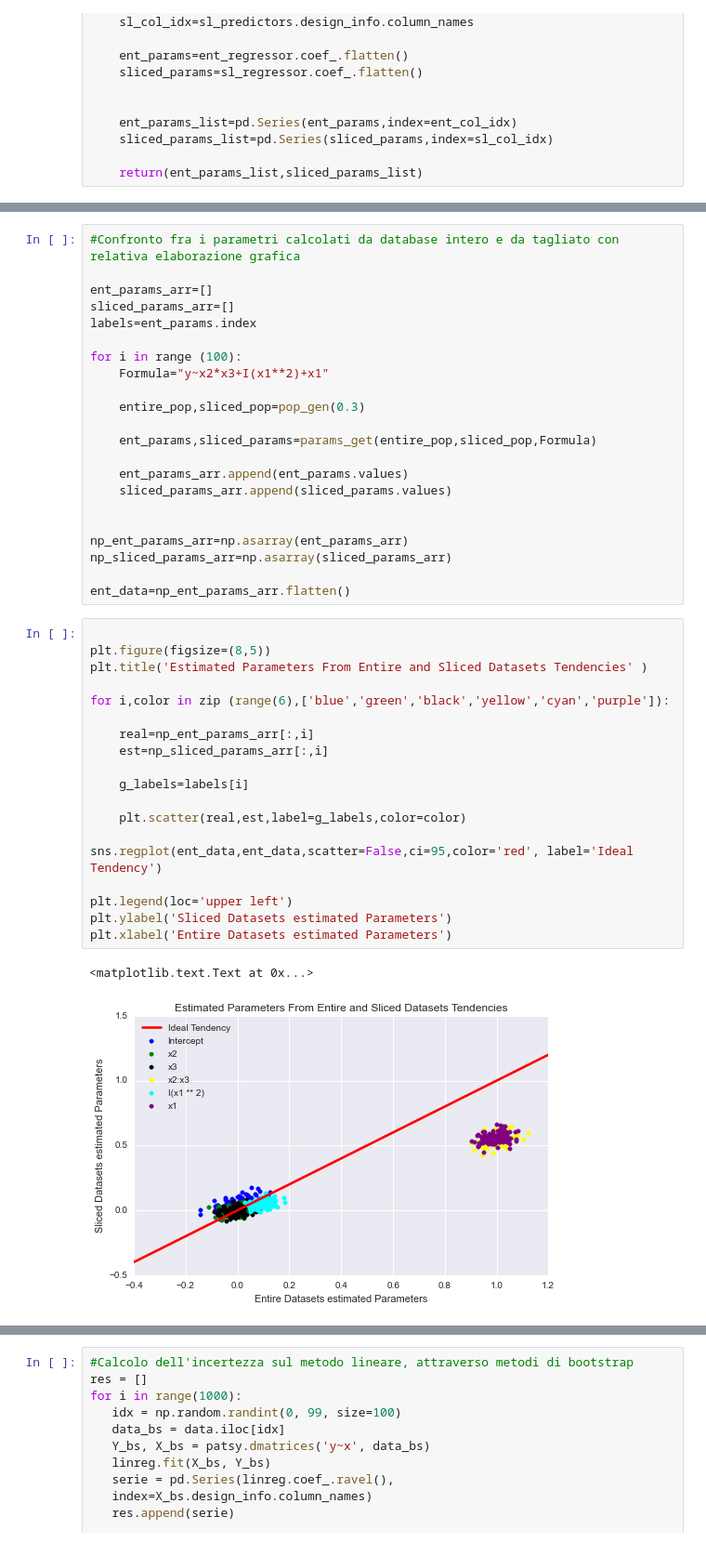
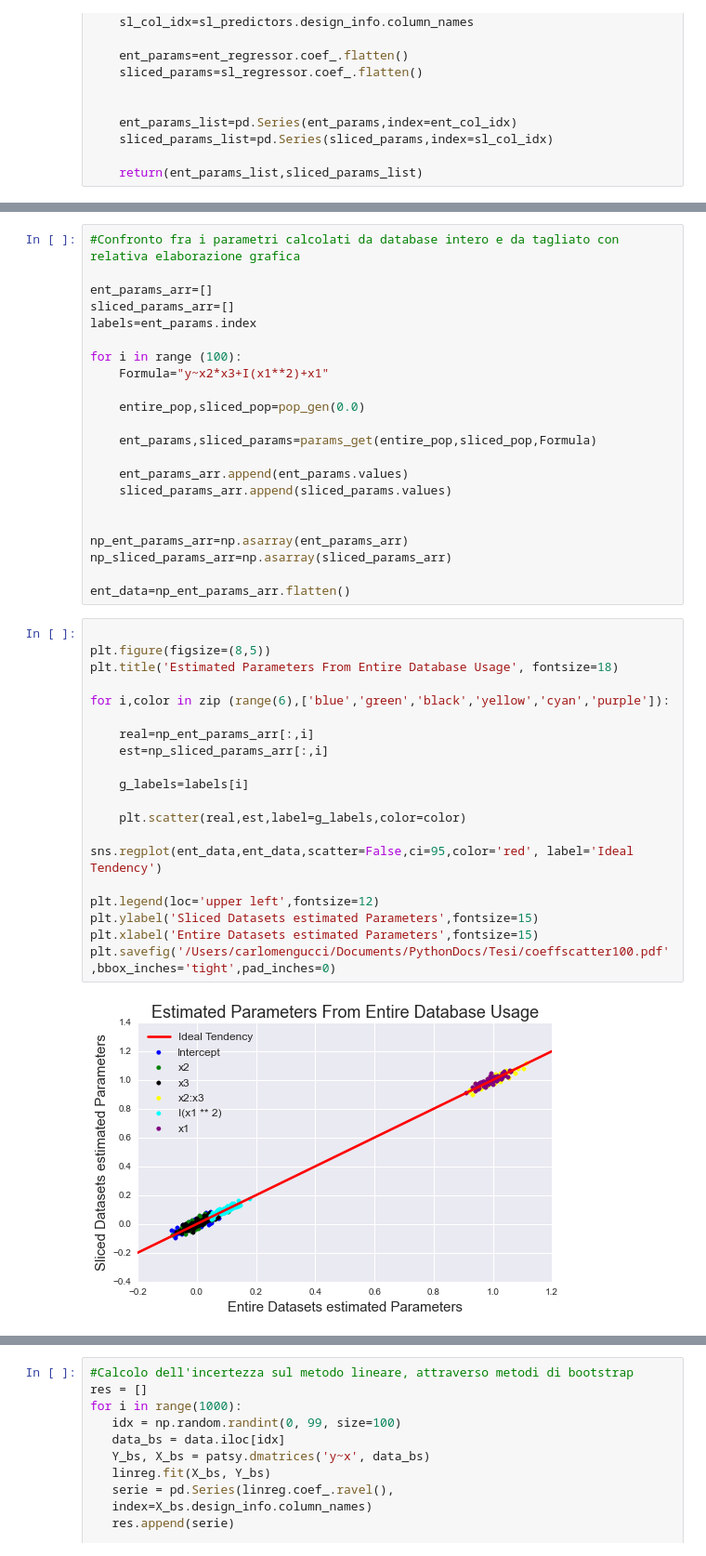
Before and after one commit to CarloMengucci/Tesi-Triennale, a Jupyter notebook: Codice/Eval_sections.ipynb, the cells around one changed output, grey strips where cells are left out. Shown: that part at 93% size. Drawn from its saved outputs; the diff is of its cells as text.

Commit message:
aggiunta scatter plot e modifica commento sezione 2.2.4 + aggiornamento codice

```diff
--- a/Codice/Eval_sections.ipynb
+++ b/Codice/Eval_sections.ipynb
@@ -128,7 +137,7 @@ labels=ent_params.index
 for i in range (100):
     Formula="y~x2*x3+I(x1**2)+x1"
 
-    entire_pop,sliced_pop=pop_gen(0.3)
+    entire_pop,sliced_pop=pop_gen(0.0)
 
     ent_params,sliced_params=params_get(entire_pop,sliced_pop,Formula)
 
@@ -143,22 +152,22 @@ ent_data=np_ent_params_arr.flatten()
 # %%
 
 plt.figure(figsize=(8,5))
-plt.title('Estimated Parameters From Entire and Sliced Datasets Tendencies' )
+plt.title('Estimated Parameters From Entire Database Usage', fontsize=18)
 
 for i,color in zip (range(6),['blue','green','black','yellow','cyan','purple']):
 
     real=np_ent_params_arr[:,i]
     est=np_sliced_params_arr[:,i]
 
     g_labels=labels[i]
 
     plt.scatter(real,est,label=g_labels,color=color)
 
 sns.regplot(ent_data,ent_data,scatter=False,ci=95,color='red', label='Ideal Tendency')
 
-plt.legend(loc='upper left')
-plt.ylabel('Sliced Datasets estimated Parameters')
-plt.xlabel('Entire Datasets estimated Parameters')
+plt.legend(loc='upper left',fontsize=12)
+plt.ylabel('Sliced Datasets estimated Parameters',fontsize=15)
+plt.xlabel('Entire Datasets estimated Parameters',fontsize=15)
+plt.savefig('/Users/carlomengucci/Documents/PythonDocs/Tesi/coeffscatter100.pdf',bbox_inches='tight',pad_inches=0)
 # %% [output]
-<matplotlib.text.Text at 0x...>
-[figure, old version]
+[figure, new version]
```
Also changed, not shown: parts of 3 cells of this notebook, 1 other file.
